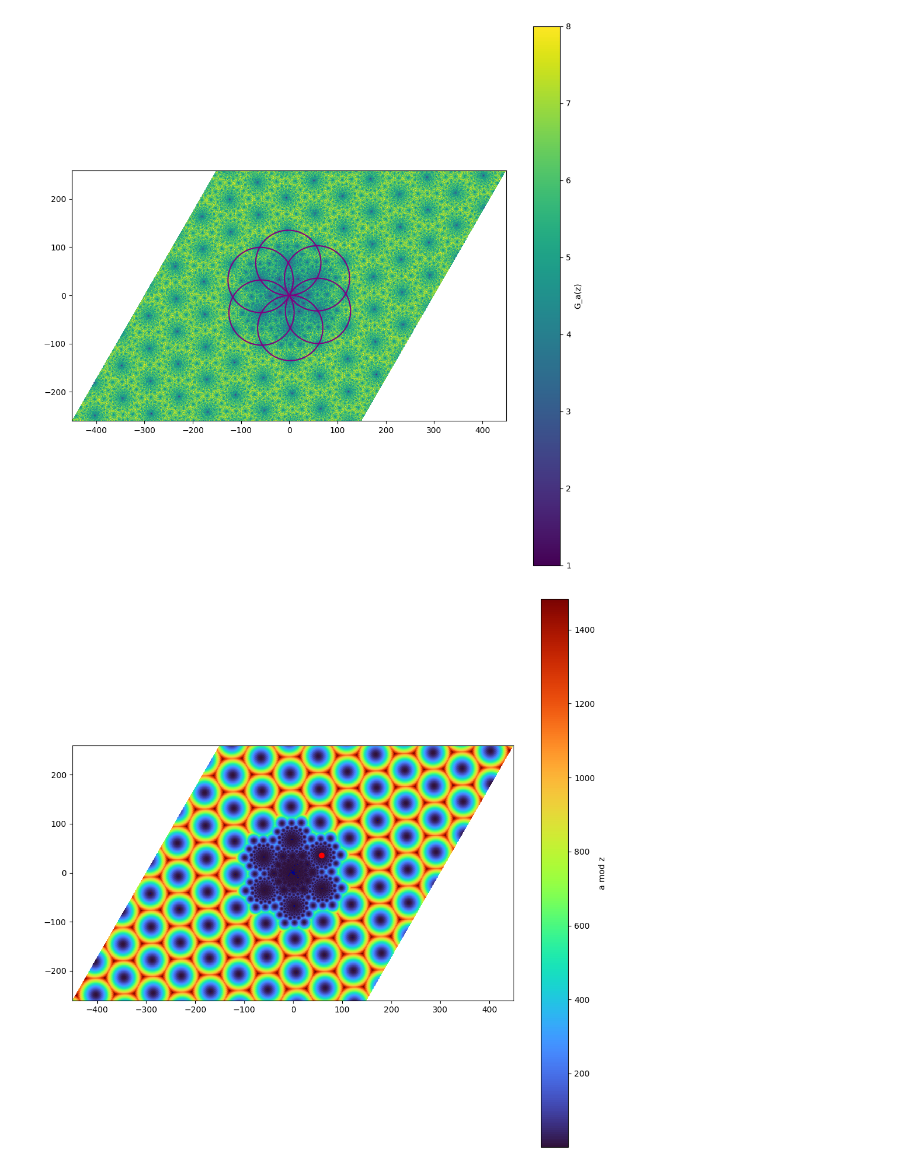
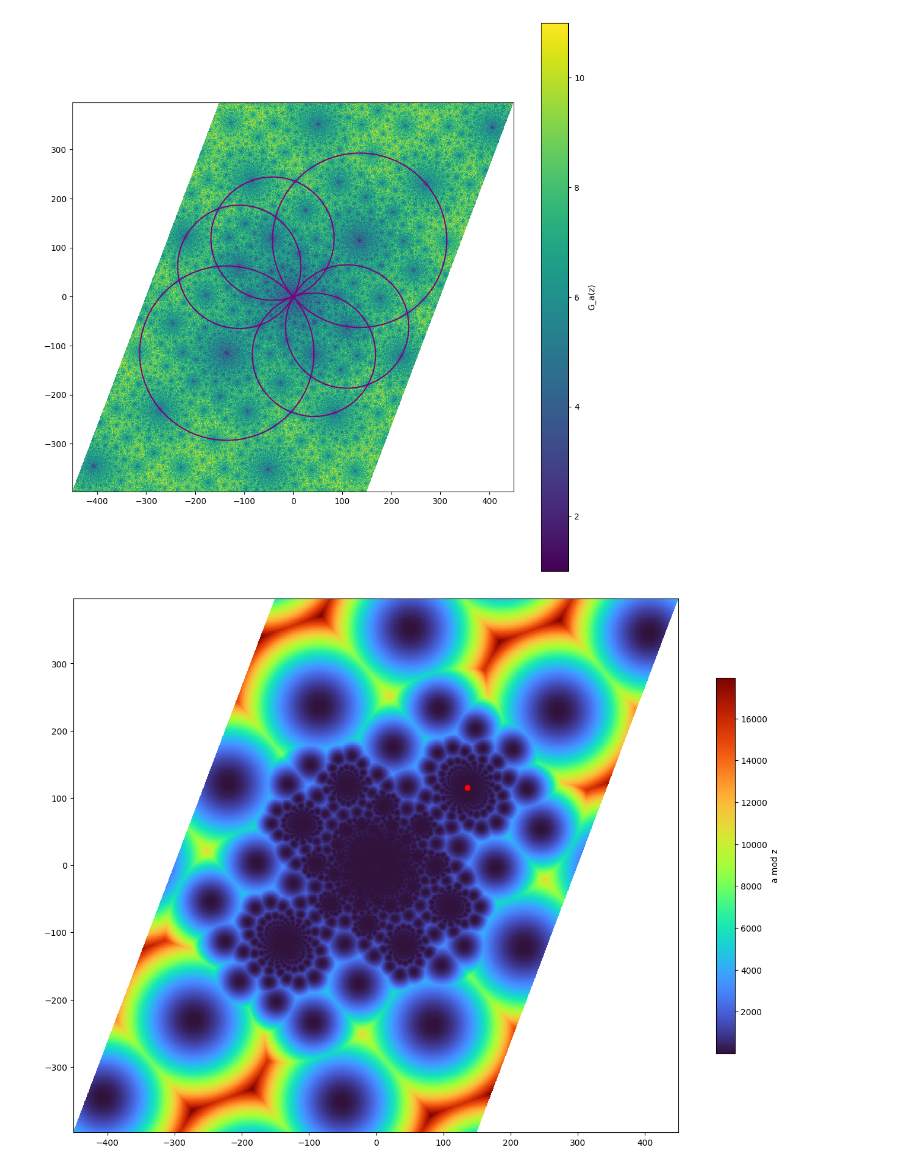
Before and after one commit to alextcup/MATH-3030-Project1, a Jupyter notebook: code/imaginary_quadratic_integers.ipynb, the cells around one changed output. Drawn from its saved outputs; the diff is of its cells as text; code cells hidden in the pictures.

```diff
--- a/code/imaginary_quadratic_integers.ipynb
+++ b/code/imaginary_quadratic_integers.ipynb
@@ -4,7 +4,7 @@ import numpy as np
 import matplotlib.pyplot as plt
 from matplotlib.colors import LogNorm
 # %%
-D = 3
+D = 7
 # %%
 class QInt:
   def __init__(self, r=0, i=0, D=D):
@@ -120,7 +120,7 @@ def gauss_gcd(a, b, i=1):
       r0 = r
   return b, steps, r0
 # %%
-a = QInt(37, 41)
+a = QInt(92, 87)
 
 grid_size = 300
 dividends = [QInt(x, y) for x in range(-grid_size, grid_size) for y in range(-grid_size, grid_size)]
@@ -203,7 +203,7 @@ cf = ax.pcolormesh(
     # norm=LogNorm(vmin=Z.min(), vmax=Z.max())
 )
 
-cf.cmap.set_bad(color='darkblue')
+cf.cmap.set_bad(color='#321543')
 
 plt.gca().set_aspect('equal')
 
@@ -238,9 +238,9 @@ cbar.set_label("G_a(z)")
 
 plt.show()
 # %% [output]
-[figure, old version]
+[figure, new version]
 # %%
-fig, ax = plt.subplots(figsize=(12, 12))
+fig, ax = plt.subplots(figsize=(16, 16))
 
 x, y = np.array(range(-grid_size, grid_size)), np.array(range(-grid_size, grid_size))
 X, Y = np.meshgrid(x, y, indexing='ij')
@@ -262,35 +262,54 @@ cf = ax.pcolormesh(
     # norm=LogNorm(vmin=Z.min(), vmax=Z.max())
 )
 
-cf.cmap.set_bad(color='darkblue')
+cf.cmap.set_bad(color='#321543')
 
 for assoc in assocs:
     as_x, as_y = embed(assoc.real(), assoc.imag())
     ax.scatter(as_x, as_y, color='red', zorder=5)
 
-b_lines = boundary_lines(D)
+# b_lines = boundary_lines(D)
 # for (m1, m2, c1, c2) in b_lines:
 #     circ_lines(a, m1, m2, c1, c2)
+
+b_lines = boundary_lines(D)
+
+# for k in [-5,-4,-3, 2, 3]:
+#     for (m1, m2, c1, c2) in b_lines:
+#         if abs(c1) == 0.5:
+#             circ_lines2(a, m1, m2, c1+k, c2)
+#         elif abs(c2) == 0.5:
+#             circ_lines2(a, m1, m2, c1, c2+k)
+
+# for k in [-5,-4,-3, 2, 3]:
+#     q = QInt(1, 1)
+#     for (m1, m2, c1, c2) in b_lines:
+#         if abs(c1) == 0.5:
+#             circ_lines2(a, m1, m2, c1+k, c2, q)
+#         elif abs(c2) == 0.5:
+#             circ_lines2(a, m1, m2, c1, c2+k, q)
 
 
 # for (m1, m2, c1, c2) in b_lines:
 #     # circ_lines2(a, m1, m2, c1, c2, q=QInt(1, 0))
 #     circ_lines2(a, 0, 1, 1.5, 0)
 
 
 # for k in [-3,-2,-1,0,1, 2, 3]:
 #     for i in [1]:
 #         q1 = G(i, 0)
 #         q2 = G(-i, 0)
 #         q1, q2 = complex(q1), complex(q2)
 #         circ_lines2(0, 1, k+0.5, 0, q1)
 #         circ_lines2(0, 1, k+0.5, 0, q2)
 
 ax.set_aspect('equal')
 
-cbar = plt.colorbar(cf)
+cbar = plt.colorbar(cf, shrink=0.5)
 cbar.set_label("a mod z")
 
+plt.savefig('vegasr2.png')
+
 plt.show()
 # %% [output]
-[figure, old version]
+[figure, new version]
```
Also changed, not shown: parts of 1 cell of this notebook, 1 other file.
